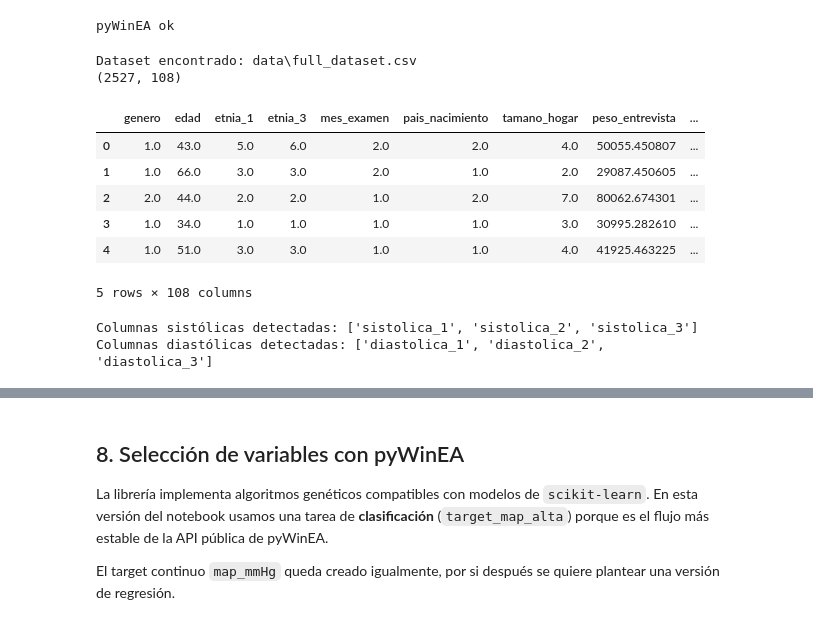
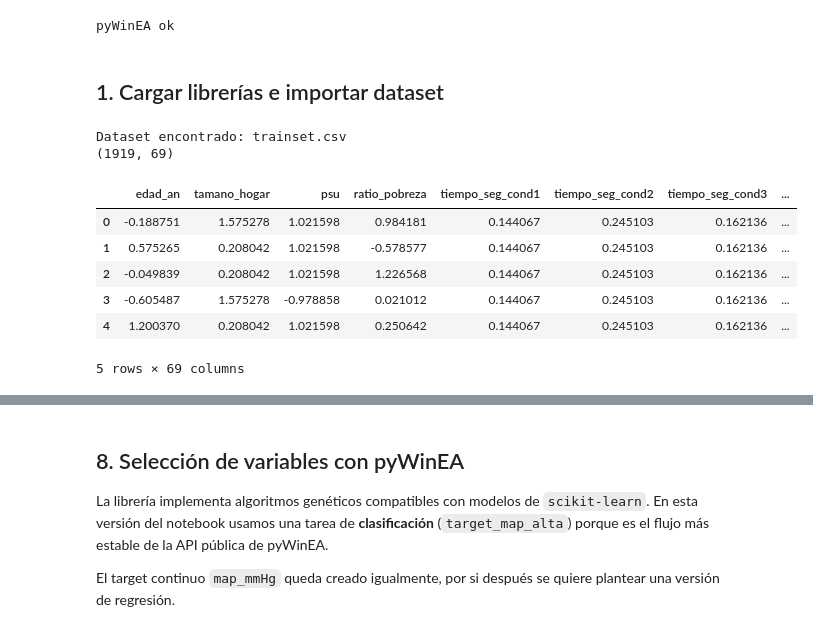
Before and after one commit to pmars21/hypertension_management_AI_driven_tool, a Jupyter notebook: seleccion_variables_pyWinEA_MAP.ipynb, the cells around one changed output, grey strips where cells are left out. Cells and saved outputs as stored; diff of their text form; code cells hidden in the pictures.

```diff
--- a/seleccion_variables_pyWinEA_MAP.ipynb
+++ b/seleccion_variables_pyWinEA_MAP.ipynb
@@ -41,4 +41,6 @@ import pywinEA
 print("pyWinEA ok")
 # %% [output]
 pyWinEA ok
+# %% [markdown]
+## 1. Cargar librerías e importar dataset
 # %%
@@ -73,59 +71,27 @@ from sklearn.linear_model import LogisticRegression
 warnings.filterwarnings("ignore")
 RANDOM_STATE = 42
 # %%
-# ============================================================
 # 2. Carga del dataset desde la carpeta data/
-# ============================================================
 
-
-
-dataset_path = Path("data/full_dataset.csv")
+dataset_path = Path("trainset.csv")
+targetset_path = Path("trainset_target.csv")
 print(f"Dataset encontrado: {dataset_path}")
 
 if dataset_path.suffix.lower() == ".csv":
-    df = pd.read_csv(dataset_path)
-elif dataset_path.suffix.lower() == ".parquet":
-    df = pd.read_parquet(dataset_path)
-elif dataset_path.suffix.lower() in [".xlsx", ".xls"]:
-    df = pd.read_excel(dataset_path)
+    df_set = pd.read_csv(dataset_path)
+    df_target = pd.read_csv(targetset_path)
 else:
     raise ValueError(f"Formato no soportado: {dataset_path.suffix}")
 
-print(df.shape)
-df.head()
+print(df_set.shape)
+df_set.head()
 # %% [output]
-Dataset encontrado: data\full_dataset.csv
-(2527, 108)
+Dataset encontrado: trainset.csv
+(1919, 69)
-|  | genero | edad | etnia_1 | etnia_3 | mes_examen | pais_nacimiento | tamano_hogar | peso_entrevista | ... |
-| 0 | 1.0 | 43.0 | 5.0 | 6.0 | 2.0 | 2.0 | 4.0 | 50055.450807 | ... |
-| 1 | 1.0 | 66.0 | 3.0 | 3.0 | 2.0 | 1.0 | 2.0 | 29087.450605 | ... |
-| 2 | 2.0 | 44.0 | 2.0 | 2.0 | 1.0 | 2.0 | 7.0 | 80062.674301 | ... |
-| 3 | 1.0 | 34.0 | 1.0 | 1.0 | 1.0 | 1.0 | 3.0 | 30995.282610 | ... |
-| 4 | 1.0 | 51.0 | 3.0 | 3.0 | 1.0 | 1.0 | 4.0 | 41925.463225 | ... |
+|  | edad_an | tamano_hogar | psu | ratio_pobreza | tiempo_seg_cond1 | tiempo_seg_cond2 | tiempo_seg_cond3 | ... |
+| 0 | -0.188751 | 1.575278 | 1.021598 | 0.984181 | 0.144067 | 0.245103 | 0.162136 | ... |
+| 1 | 0.575265 | 0.208042 | 1.021598 | -0.578577 | 0.144067 | 0.245103 | 0.162136 | ... |
+| 2 | -0.049839 | 0.208042 | 1.021598 | 1.226568 | 0.144067 | 0.245103 | 0.162136 | ... |
+| 3 | -0.605487 | 1.575278 | -0.978858 | 0.021012 | 0.144067 | 0.245103 | 0.162136 | ... |
+| 4 | 1.200370 | 0.208042 | 1.021598 | 0.250642 | 0.144067 | 0.245103 | 0.162136 | ... |
-5 rows × 108 columns
+5 rows × 69 columns
-# %%
-# ============================================================
-# 3. Detección automática de columnas de presión arterial
-# ============================================================
-
-def columnas_existentes(df, candidatas):
-    return [c for c in candidatas if c in df.columns]
-
-# Nombres posibles según trabajo previo del proyecto y nombres NHANES habituales.
-sistolicas_candidatas = ["sistolica_1", "sistolica_2", "sistolica_3"]
-diastolicas_candidatas = ["diastolica_1", "diastolica_2", "diastolica_3"]
-
-cols_sistolica = columnas_existentes(df, sistolicas_candidatas)
-cols_diastolica = columnas_existentes(df, diastolicas_candidatas)
-
-print("Columnas sistólicas detectadas:", cols_sistolica)
-print("Columnas diastólicas detectadas:", cols_diastolica)
-
-if not cols_sistolica or not cols_diastolica:
-    raise ValueError(
-        "No se han detectado columnas de presión sistólica y/o diastólica. "
-        "Revisa los nombres de columnas o añade sus nombres a las listas de candidatas."
-    )
-# %% [output]
-Columnas sistólicas detectadas: ['sistolica_1', 'sistolica_2', 'sistolica_3']
-Columnas diastólicas detectadas: ['diastolica_1', 'diastolica_2', 'diastolica_3']
```
Also changed, not shown: parts of 15 cells of this notebook, 4 other files.
